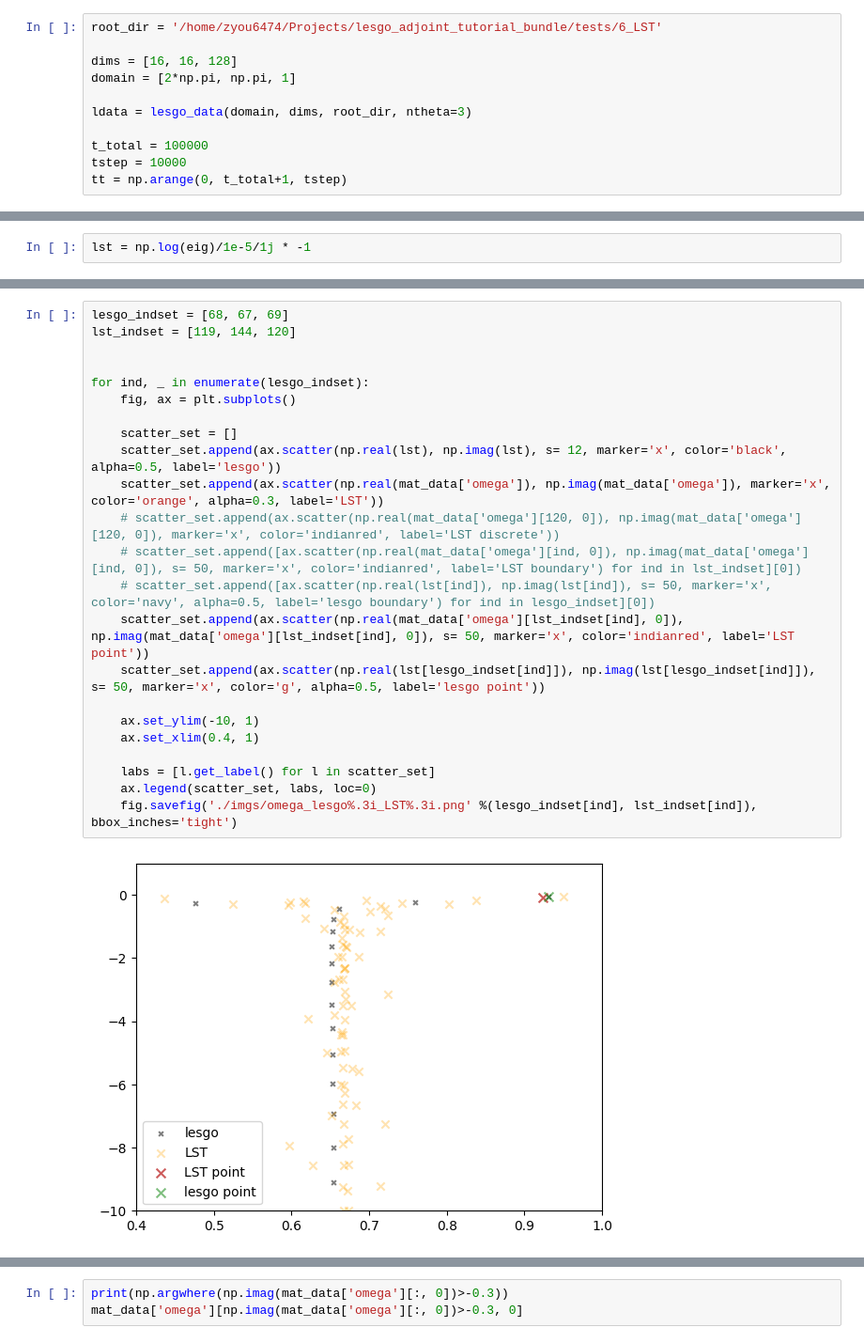
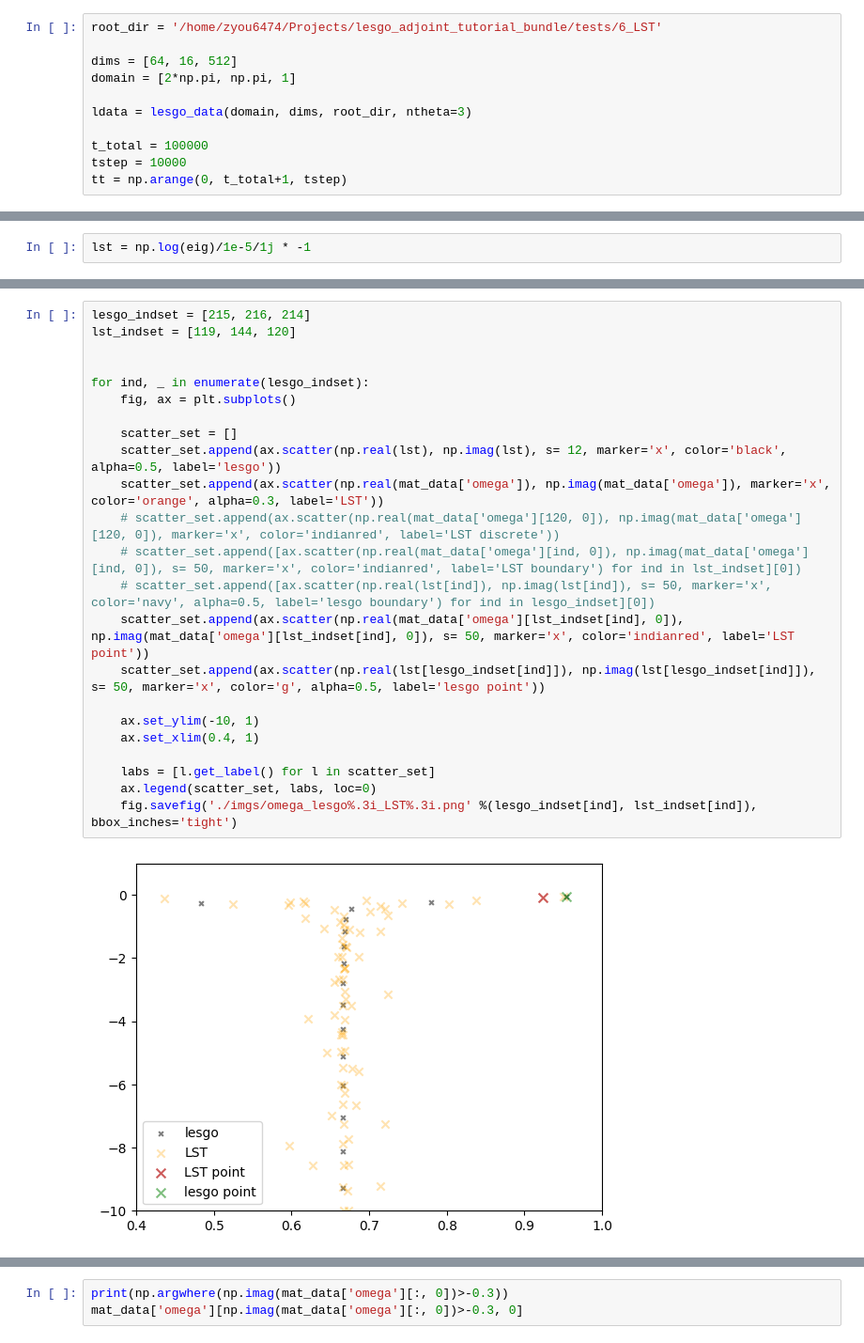
Before and after one commit to Advanced-Data-Assimilation/adjoint-enhanced-lesgo, a Jupyter notebook: _build/jupyter_execute/notebooks/cases/LST/LST.ipynb, the cells around one changed output, grey strips where cells are left out. Shown at 94% size. Saved outputs shown, nothing was run; the diff lists cells and outputs as text.

```diff
--- a/_build/jupyter_execute/notebooks/cases/LST/LST.ipynb
+++ b/_build/jupyter_execute/notebooks/cases/LST/LST.ipynb
@@ -14,7 +14,7 @@ ModuleNotFoundError: No module named 'turb'
 # %%
 root_dir = '/home/zyou6474/Projects/lesgo_adjoint_tutorial_bundle/tests/6_LST'
 
-dims = [16, 16, 128]
+dims = [64, 16, 512]
 domain = [2*np.pi, np.pi, 1]
 
 ldata = lesgo_data(domain, dims, root_dir, ntheta=3)
@@ -210,25 +213,25 @@ fig.savefig('./imgs/omega.png',  bbox_inches='tight')
 # %%
-lesgo_indset = [68, 67, 69]
+lesgo_indset = [215, 216, 214]
 lst_indset = [119, 144, 120]
 
 
 for ind, _ in enumerate(lesgo_indset):
     fig, ax = plt.subplots()
 
     scatter_set = []
     scatter_set.append(ax.scatter(np.real(lst), np.imag(lst), s= 12, marker='x', color='black', alpha=0.5, label='lesgo'))
     scatter_set.append(ax.scatter(np.real(mat_data['omega']), np.imag(mat_data['omega']), marker='x', color='orange', alpha=0.3, label='LST'))
     # scatter_set.append(ax.scatter(np.real(mat_data['omega'][120, 0]), np.imag(mat_data['omega'][120, 0]), marker='x', color='indianred', label='LST discrete'))
     # scatter_set.append([ax.scatter(np.real(mat_data['omega'][ind, 0]), np.imag(mat_data['omega'][ind, 0]), s= 50, marker='x', color='indianred', label='LST boundary') for ind in lst_indset][0])
     # scatter_set.append([ax.scatter(np.real(lst[ind]), np.imag(lst[ind]), s= 50, marker='x', color='navy', alpha=0.5, label='lesgo boundary') for ind in lesgo_indset][0])
     scatter_set.append(ax.scatter(np.real(mat_data['omega'][lst_indset[ind], 0]), np.imag(mat_data['omega'][lst_indset[ind], 0]), s= 50, marker='x', color='indianred', label='LST point'))
     scatter_set.append(ax.scatter(np.real(lst[lesgo_indset[ind]]), np.imag(lst[lesgo_indset[ind]]), s= 50, marker='x', color='g', alpha=0.5, label='lesgo point'))
 
     ax.set_ylim(-10, 1)
     ax.set_xlim(0.4, 1)
 
     labs = [l.get_label() for l in scatter_set]
     ax.legend(scatter_set, labs, loc=0)
     fig.savefig('./imgs/omega_lesgo%.3i_LST%.3i.png' %(lesgo_indset[ind], lst_indset[ind]), bbox_inches='tight')
 # %% [output]
-[figure, old version]
+[figure, new version]
```
Also changed, not shown: parts of 13 cells of this notebook, 28 other files.
